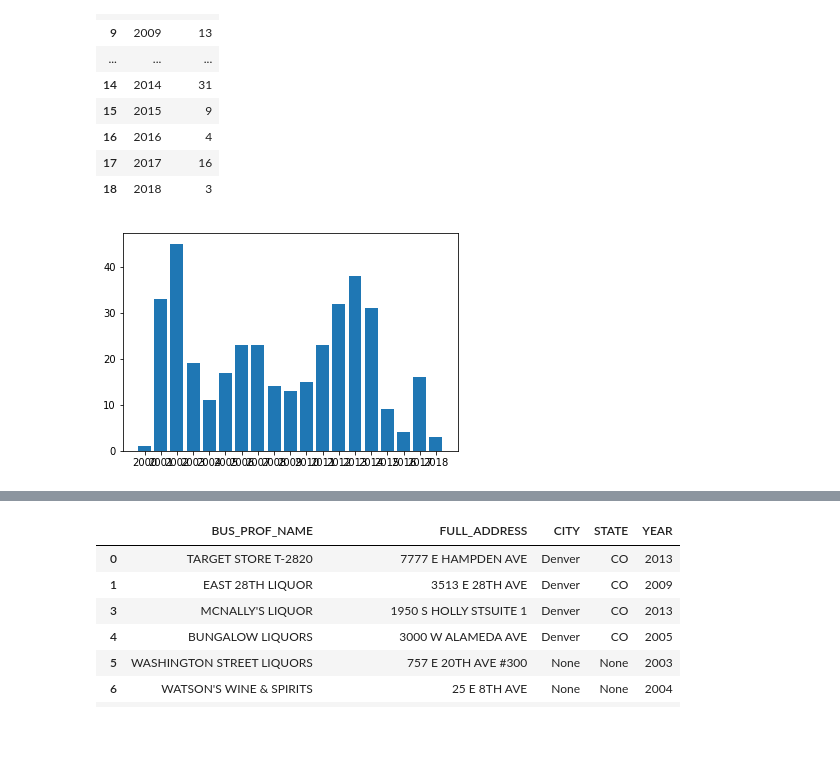
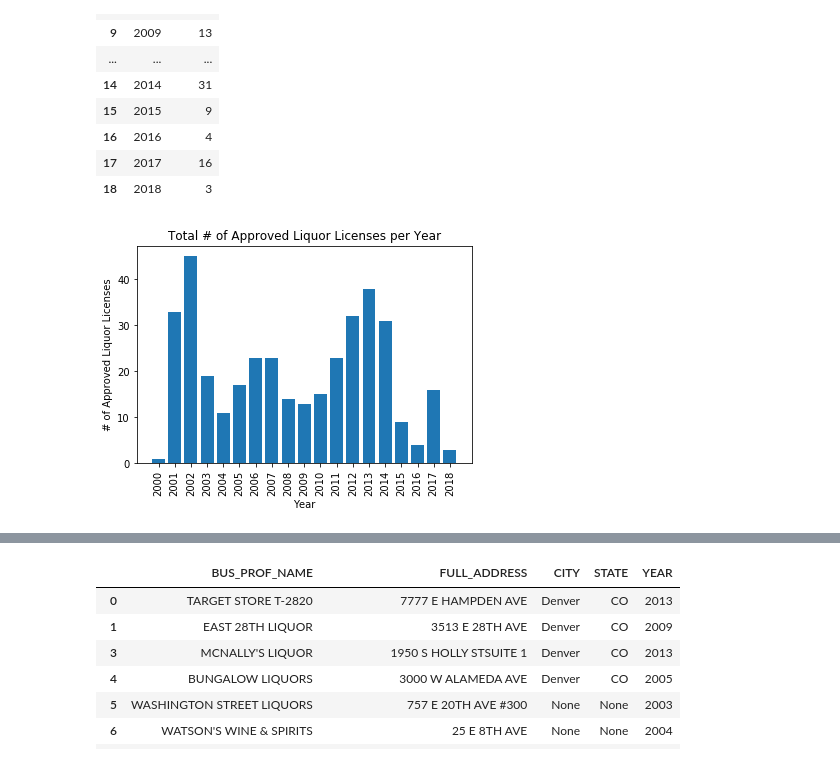
Before and after one commit to dodco2646/Final_4_Project, a Jupyter notebook: License_Project_DataFrame.ipynb, the cells around one changed output, grey strips where cells are left out. Cells and saved outputs as stored; diff of their text form; code cells hidden in the pictures; blank space fills up the shorter version.

```diff
--- a/License_Project_DataFrame.ipynb
+++ b/License_Project_DataFrame.ipynb
@@ -217,10 +229,20 @@ year_count_df
 | 18 | 2018 | 3 |
 # %%
 # Bar Chart to show the difference in # of liquor licenses issued in a given year
+
 x_axis = year_count_df['YEAR']
 chart_count = year_count_df['TOTAL']
 plt.bar(x_axis, chart_count)
+
+tick_locations = [value for value in x_axis]
+plt.xticks(tick_locations, year_count_df['YEAR'], rotation='vertical')
+
+ # Give the chart a title, x label, and y label
+plt.title("Total # of Approved Liquor Licenses per Year")
+plt.xlabel("Year")
+plt.ylabel("# of Approved Liquor Licenses")
+
 plt.show()
 # %% [output]
-[figure, old version]
+[figure, new version]
 # %%
```
Also changed, not shown: parts of 26 cells of this notebook.
